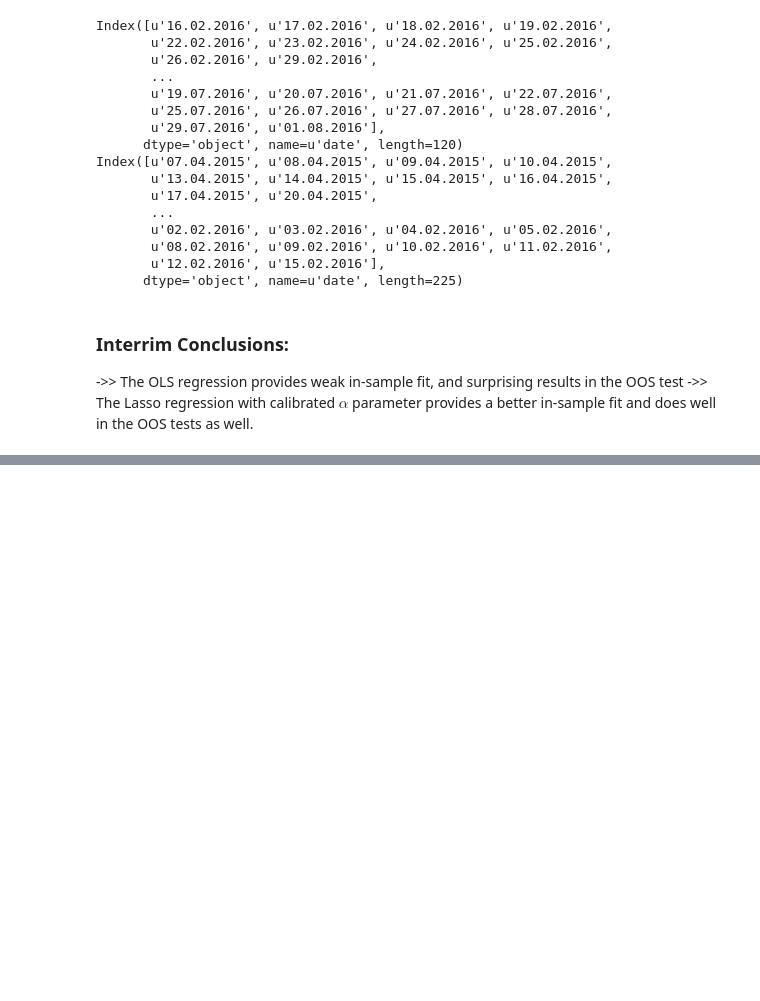
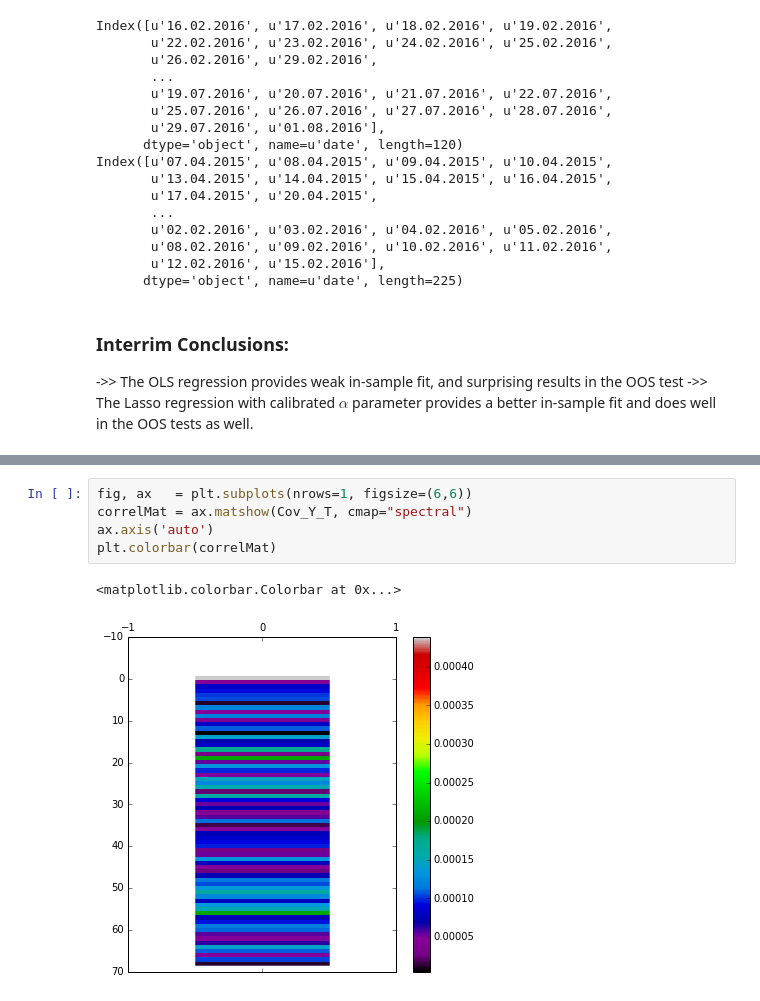
Before and after one commit to dimitar-popov-fintegral/thesisCodeRepo, a Jupyter notebook: codePython/collateralOptimizer/missingValues_20160810.ipynb, the cells around one changed output, grey strips where cells are left out. Drawn from its saved outputs; the diff is of its cells as text; blank space fills up the shorter version.

```diff
--- a/codePython/collateralOptimizer/missingValues_20160810.ipynb
+++ b/codePython/collateralOptimizer/missingValues_20160810.ipynb
@@ -631,0 +752,8 @@ Index([u'07.04.2015', u'08.04.2015', u'09.04.2015', u'10.04.2015',
+# %%
+fig, ax   = plt.subplots(nrows=1, figsize=(6,6))
+correlMat = ax.matshow(Cov_Y_T, cmap="spectral")
+ax.axis('auto')
+plt.colorbar(correlMat)
+# %% [output]
+<matplotlib.colorbar.Colorbar at 0x...>
+[figure, added]
```
Also changed, not shown: parts of 9 cells of this notebook, 1 other file.
